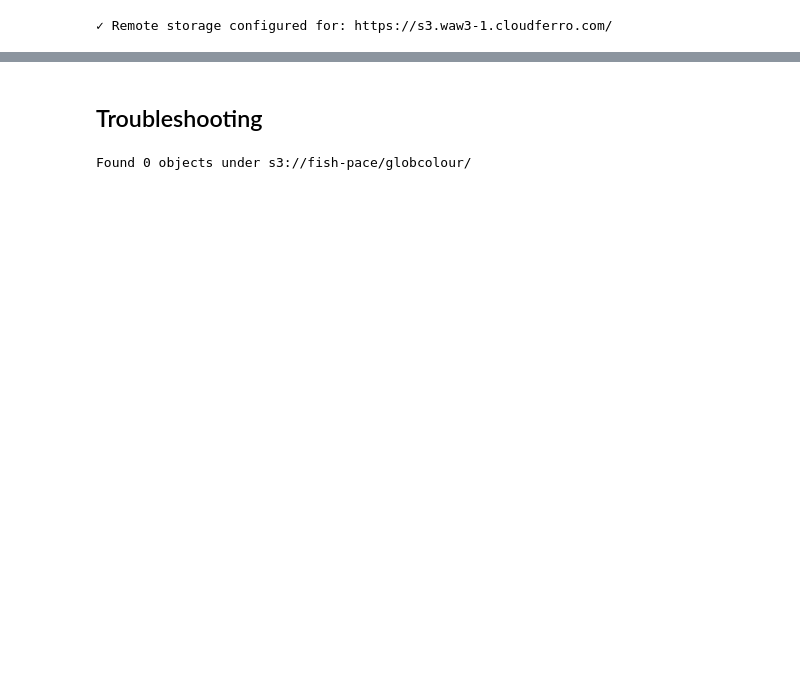
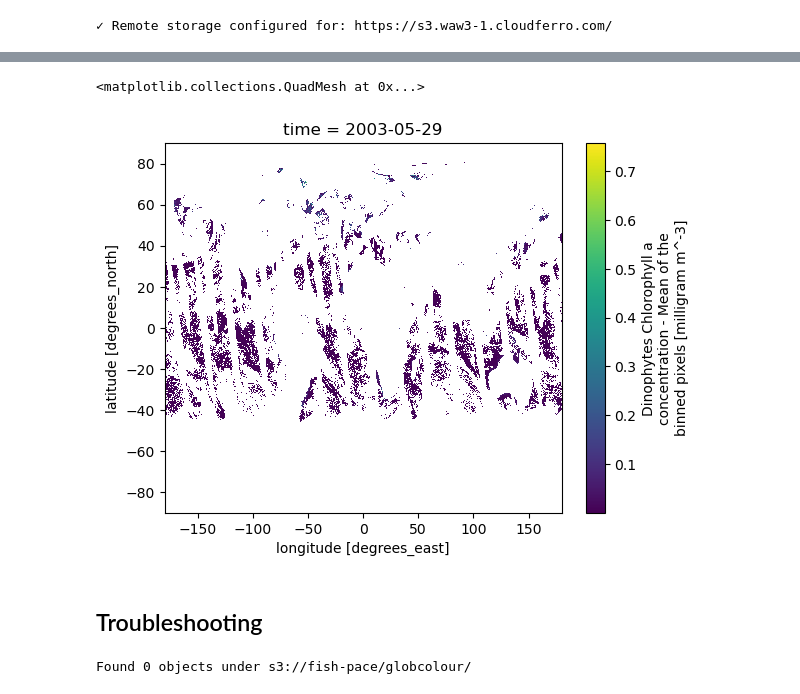
Before and after one commit to fish-pace/globcolour-Icechunks, a Jupyter notebook: copernicus-icechunk-sc.ipynb, the cells around one changed output, grey strips where cells are left out. Saved outputs shown, nothing was run; the diff lists cells and outputs as text; code cells hidden in the pictures; blank space fills up the shorter version.

```diff
--- a/copernicus-icechunk-sc.ipynb
+++ b/copernicus-icechunk-sc.ipynb
@@ -675,3 +550,8 @@ Token time remaining: 0:58:37.109629
+# %%
+ds.sel(time="2003-05-29").DINO.plot()
+# %% [output]
+<matplotlib.collections.QuadMesh at 0x...>
+[figure, added]
 # %% [markdown]
 ## Troubleshooting
 # %%
```
Also changed, not shown: parts of 27 cells of this notebook, 1 other file.
